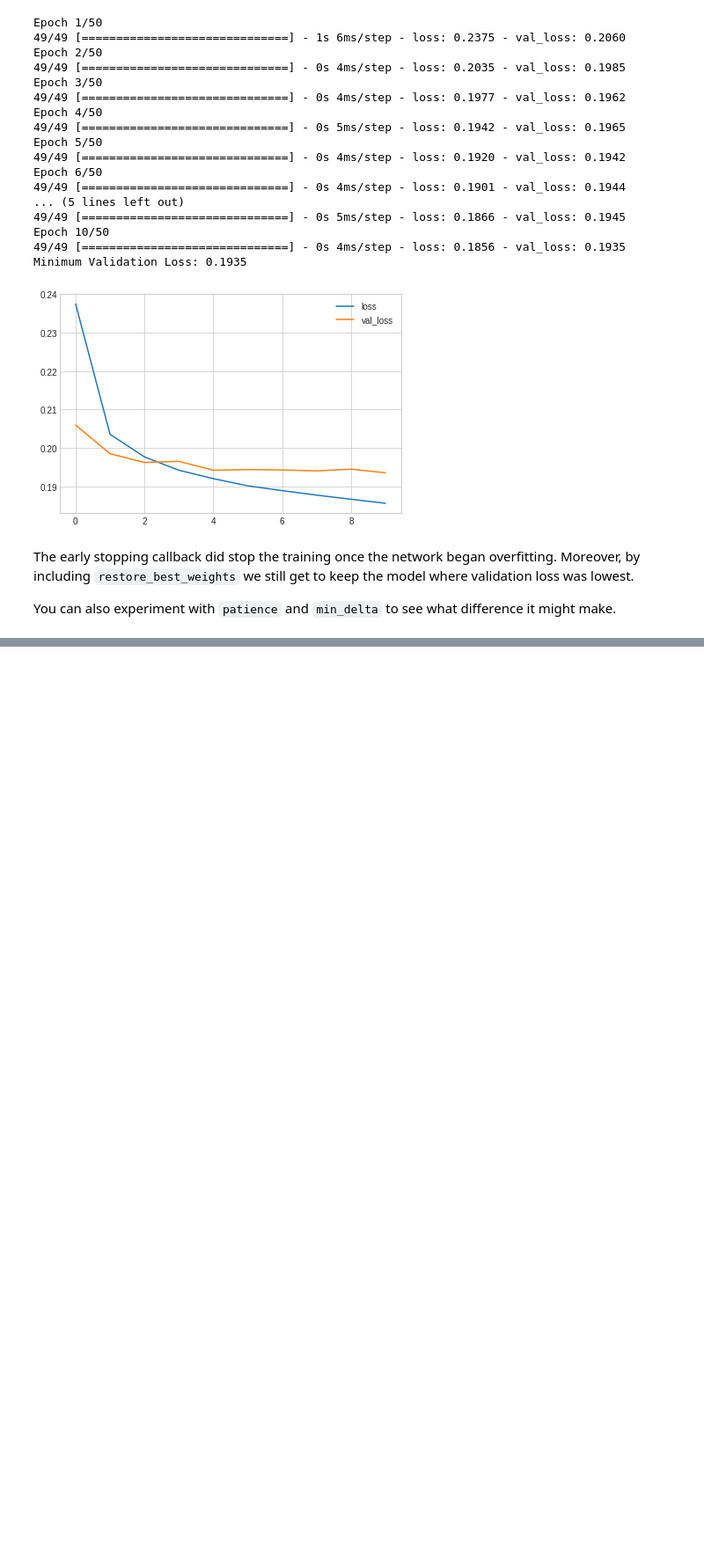
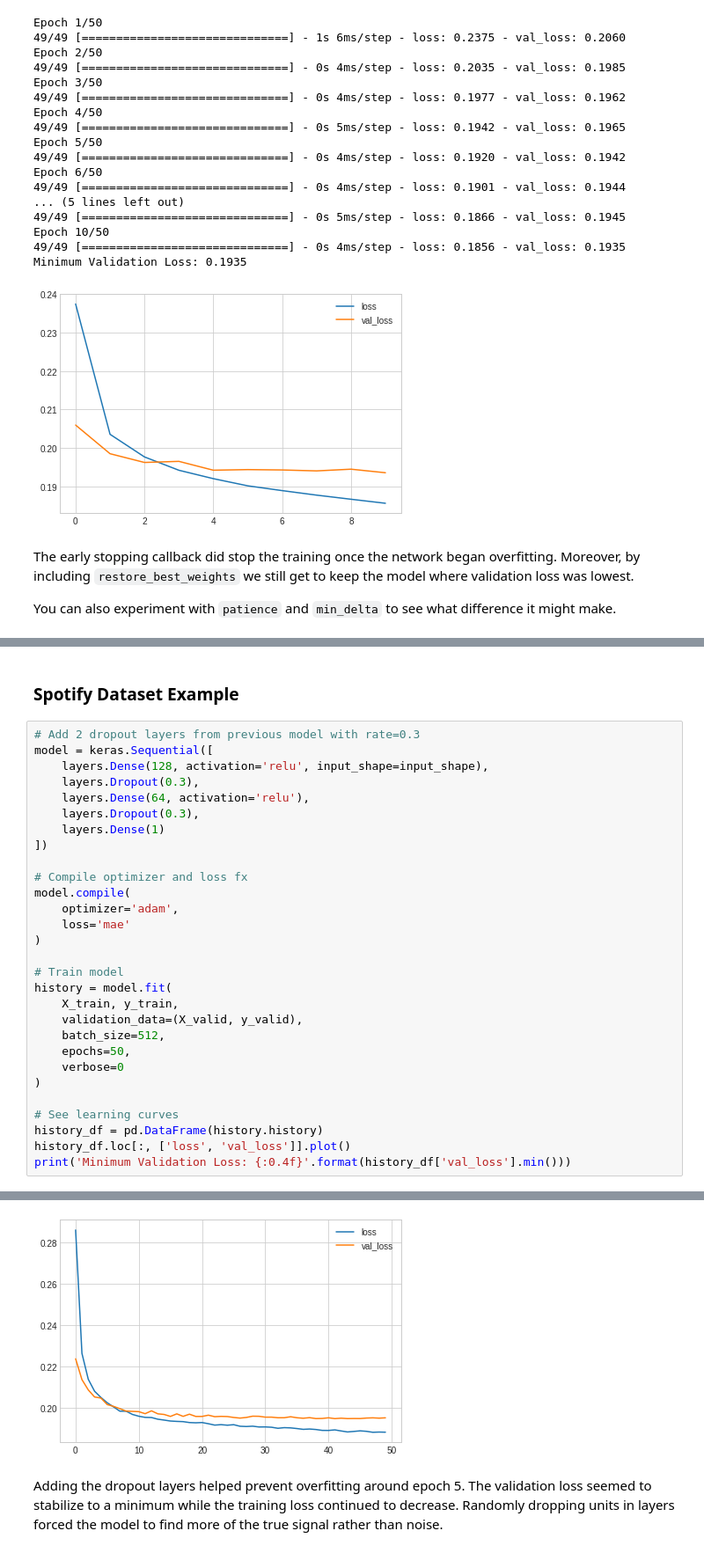
Before and after one commit to chelynl/Machine_Learning, a Jupyter notebook: Intro_to_Deep_Learning.ipynb, the cells around one changed output, grey strips where cells are left out. Shown at 88% size. Saved outputs shown, nothing was run; the diff lists cells and outputs as text; blank space fills up the shorter version.

```diff
--- a/Intro_to_Deep_Learning.ipynb
+++ b/Intro_to_Deep_Learning.ipynb
@@ -831,0 +953,32 @@ You can also experiment with `patience` and `min_delta` to see what difference i
+# %% [markdown]
+### Spotify Dataset Example
+# %%
+# Add 2 dropout layers from previous model with rate=0.3
+model = keras.Sequential([
+    layers.Dense(128, activation='relu', input_shape=input_shape),
+    layers.Dropout(0.3),
+    layers.Dense(64, activation='relu'),
+    layers.Dropout(0.3),
+    layers.Dense(1)
+])
+
+# Compile optimizer and loss fx
+model.compile(
+    optimizer='adam',
+    loss='mae'
+)
+
+# Train model
+history = model.fit(
+    X_train, y_train,
+    validation_data=(X_valid, y_valid),
+    batch_size=512,
+    epochs=50,
+    verbose=0
+)
+
+# See learning curves
+history_df = pd.DataFrame(history.history)
+history_df.loc[:, ['loss', 'val_loss']].plot()
+print('Minimum Validation Loss: {:0.4f}'.format(history_df['val_loss'].min()))
+# %% [output]
@@ -831,0 +986,3 @@ You can also experiment with `patience` and `min_delta` to see what difference i
+[figure, added]
+# %% [markdown]
+Adding the dropout layers helped prevent overfitting around epoch 5. The validation loss seemed to stabilize to a minimum while the training loss continued to decrease. Randomly dropping units in layers forced the model to find more of the true signal rather than noise.
```
Also changed, not shown: parts of 42 cells of this notebook.
